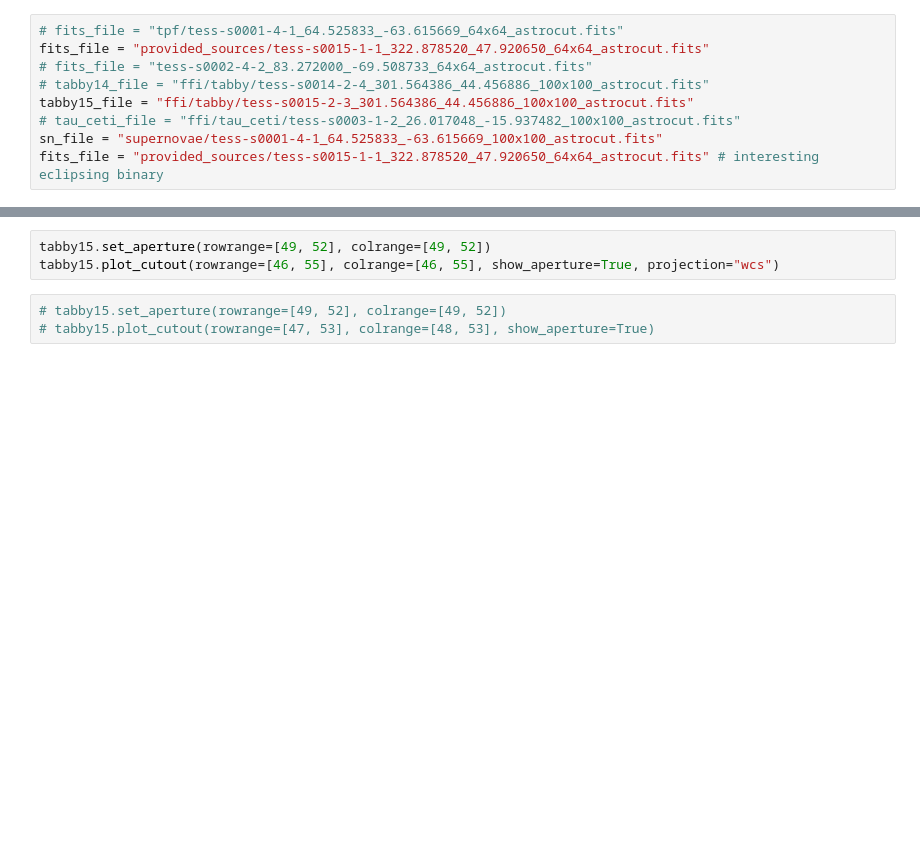
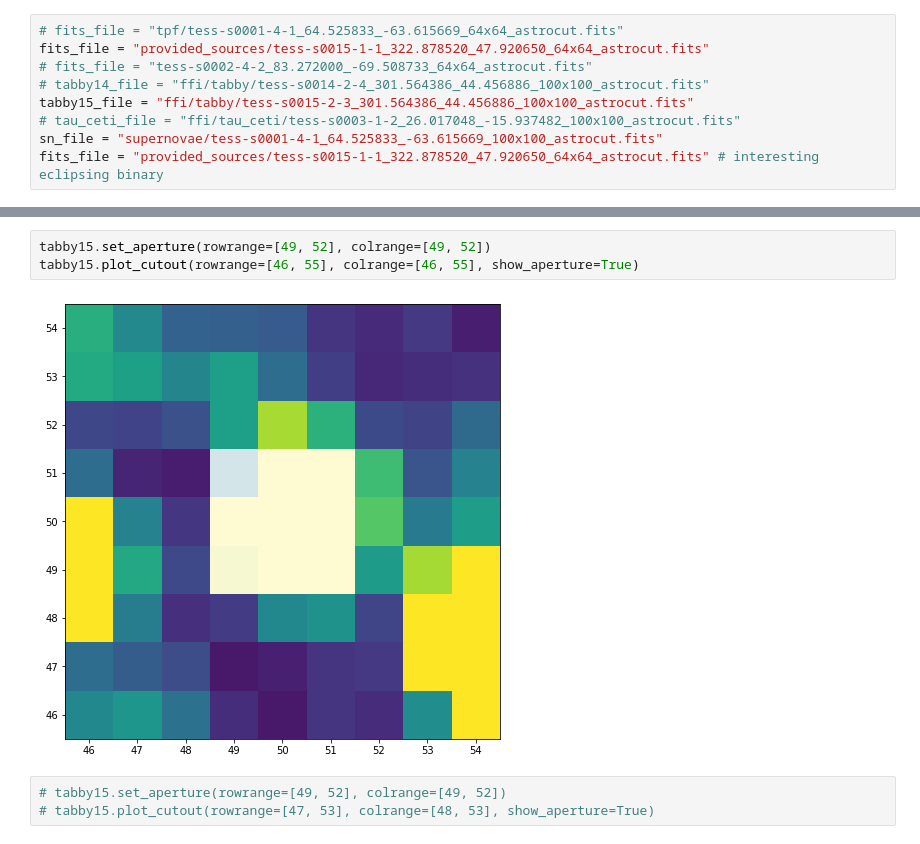
Before and after one commit to soichiro-hattori/unpopular, a Jupyter notebook: tester.ipynb, the cells around one changed output, grey strips where cells are left out. Saved outputs shown, nothing was run; the diff lists cells and outputs as text; blank space fills up the shorter version.

```diff
--- a/tester.ipynb
+++ b/tester.ipynb
@@ -25,6 +29,8 @@ tabby15.plot_cutout(projection = "wcs")
 # %%
 tabby15.set_aperture(rowrange=[49, 52], colrange=[49, 52])
-tabby15.plot_cutout(rowrange=[46, 55], colrange=[46, 55], show_aperture=True, projection="wcs")
+tabby15.plot_cutout(rowrange=[46, 55], colrange=[46, 55], show_aperture=True)
+# %% [output]
+[figure, added]
 # %%
 # tabby15.set_aperture(rowrange=[49, 52], colrange=[49, 52])
 # tabby15.plot_cutout(rowrange=[47, 53], colrange=[48, 53], show_aperture=True)
```
Also changed, not shown: parts of 10 cells of this notebook, 6 other files.
